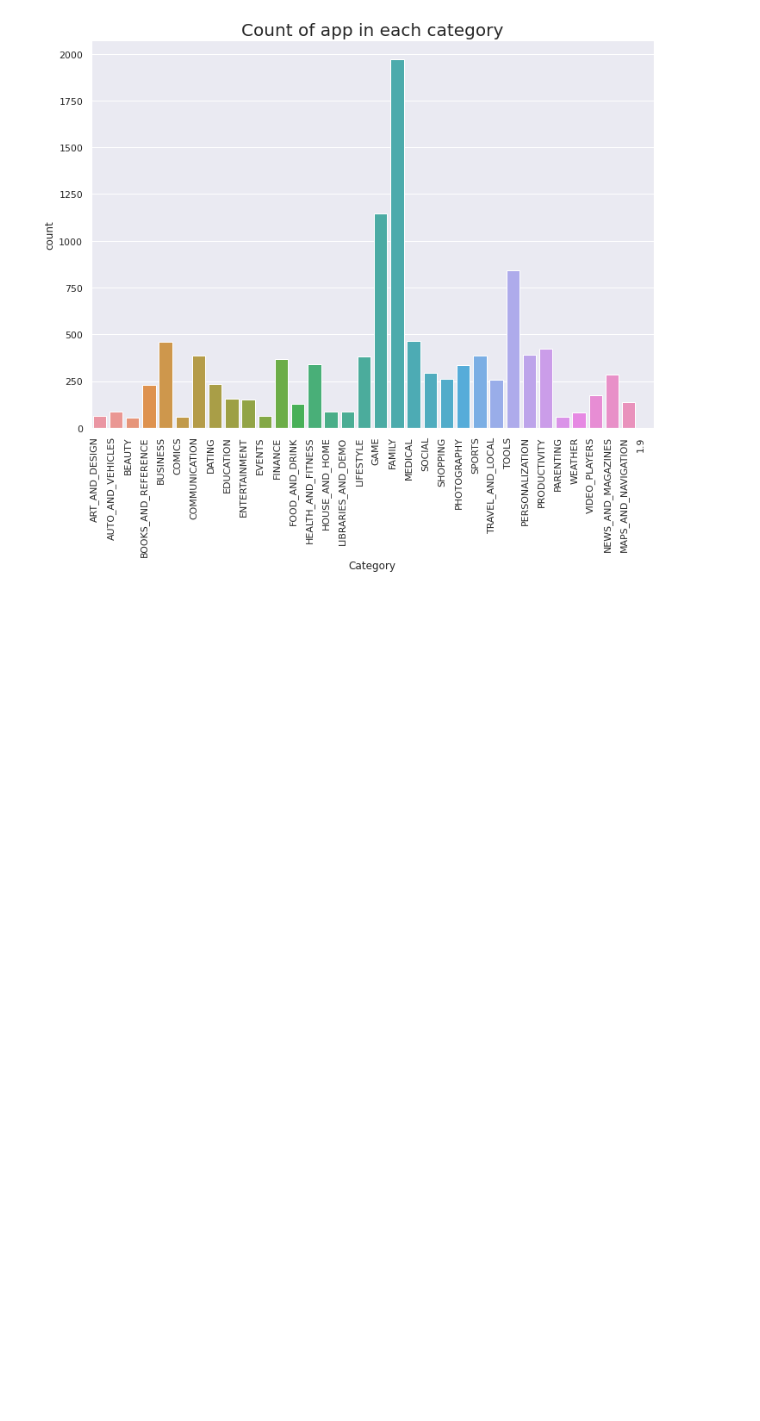
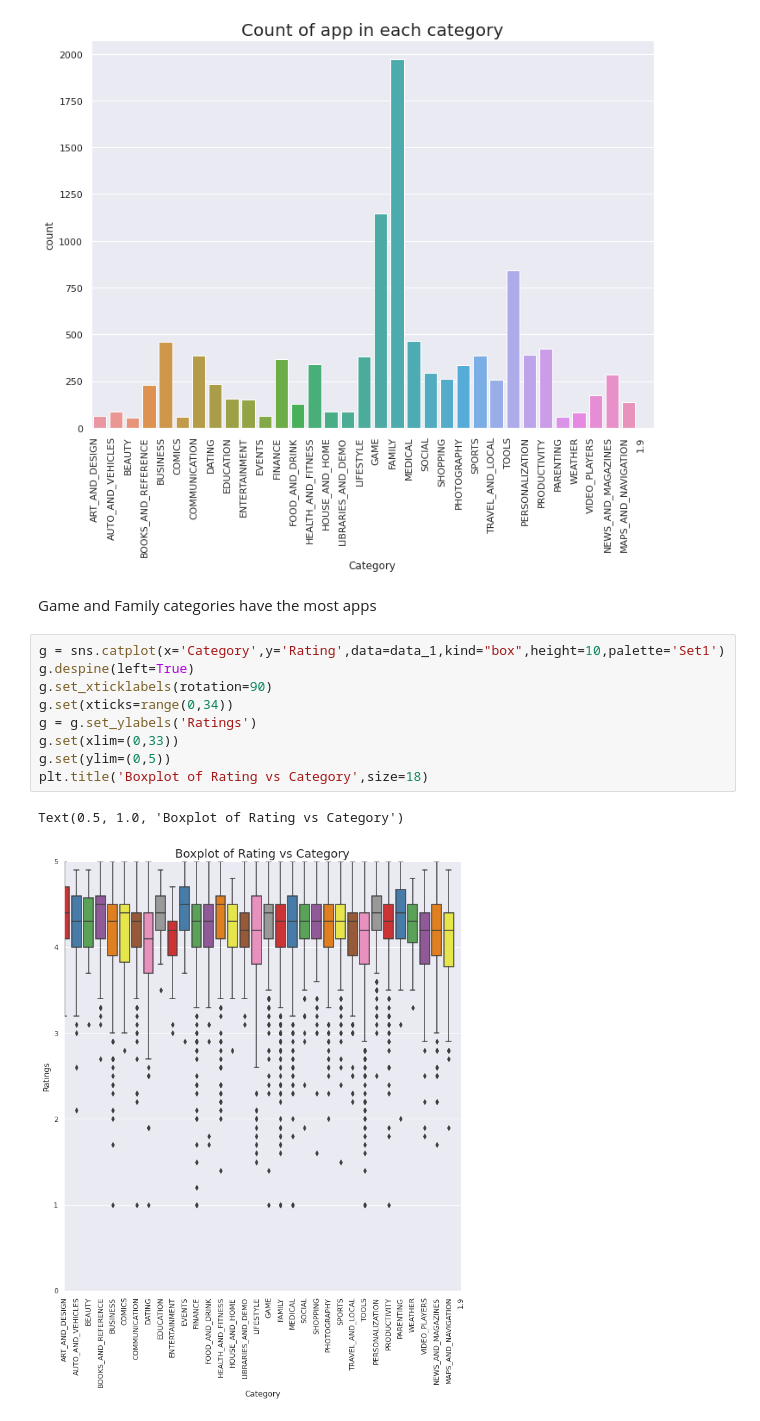
Before and after one commit to Shaheer-Imam/Data-Science, a Jupyter notebook: EDA/Google play apps EDA.ipynb, the cells around one changed output. Drawn from its saved outputs; the diff is of its cells as text; blank space fills up the shorter version.

```diff
--- a/EDA/Google play apps EDA.ipynb
+++ b/EDA/Google play apps EDA.ipynb
@@ -176,3 +188,17 @@ plt.title("Count of app in each category",size=20)
 # %% [output]
 Text(0.5, 1.0, 'Count of app in each category')
 [figure]
+# %% [markdown]
+Game and Family categories have the most apps
+# %%
+g = sns.catplot(x='Category',y='Rating',data=data_1,kind="box",height=10,palette='Set1')
+g.despine(left=True)
+g.set_xticklabels(rotation=90)
+g.set(xticks=range(0,34))
+g = g.set_ylabels('Ratings')
+g.set(xlim=(0,33))
+g.set(ylim=(0,5))
+plt.title('Boxplot of Rating vs Category',size=18)
+# %% [output]
+Text(0.5, 1.0, 'Boxplot of Rating vs Category')
+[figure, added]
```
Also changed, not shown: parts of 3 cells of this notebook.
